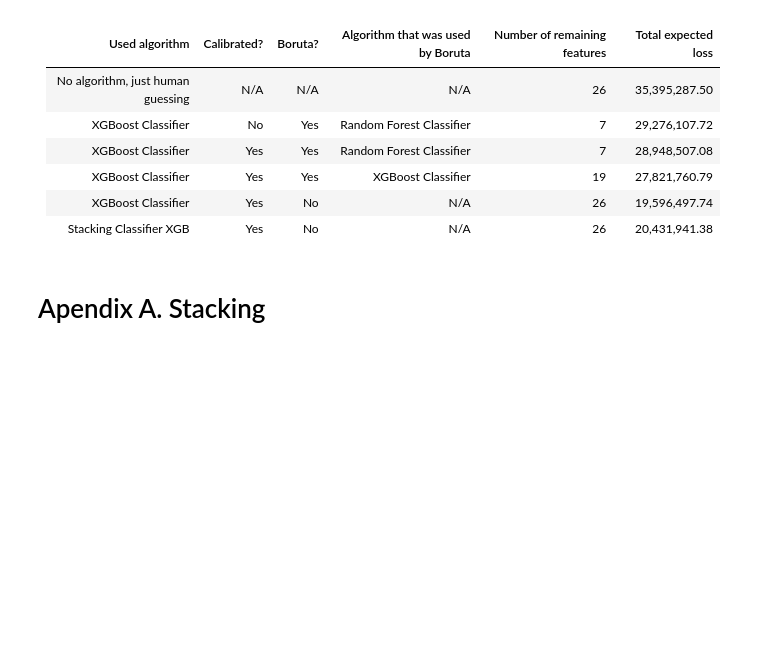
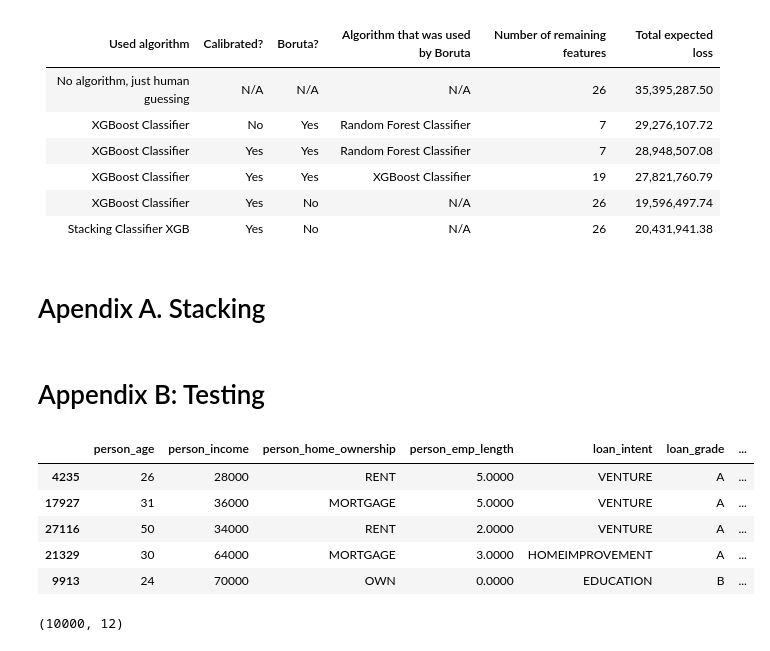
Before and after one commit to brunokatekawa/credit_risk, a Jupyter notebook: Credit_Risk.ipynb, the cells around one changed output. Cells and saved outputs as stored; diff of their text form; code cells hidden in the pictures; blank space fills up the shorter version.

```diff
--- a/Credit_Risk.ipynb
+++ b/Credit_Risk.ipynb
@@ -2391,3 +2396,5 @@ This is the total expected loss for the entire portfolio using the Calibrated XG
 #                                     [calibrated_xgb_bm_probs, stack_clf_probs], BINS)
 # %%
 # gu.plot_pr_curves(X_test, y_test, [calibrated_xgb_bm, stack_clf])
+# %% [markdown]
+# Appendix B: Testing
@@ -2393,0 +2501,19 @@ This is the total expected loss for the entire portfolio using the Calibrated XG
+# %%
+# selects a sample
+df_raw = df_cr_loan.sample(n=10000, random_state=SEED)
+
+# exports the test data set
+df_raw.to_csv('data/test_data.csv', index=False)
+
+df_raw.head()
+# %% [output]
+|  | person_age | person_income | person_home_ownership | person_emp_length | loan_intent | loan_grade | ... |
+| 4235 | 26 | 28000 | RENT | 5.0000 | VENTURE | A | ... |
+| 17927 | 31 | 36000 | MORTGAGE | 5.0000 | VENTURE | A | ... |
+| 27116 | 50 | 34000 | RENT | 2.0000 | VENTURE | A | ... |
+| 21329 | 30 | 64000 | MORTGAGE | 3.0000 | HOMEIMPROVEMENT | A | ... |
+| 9913 | 24 | 70000 | OWN | 0.0000 | EDUCATION | B | ... |
+# %%
+df_raw.shape
+# %% [output]
+(10000, 12)
```
Also changed, not shown: parts of 10 cells of this notebook.
